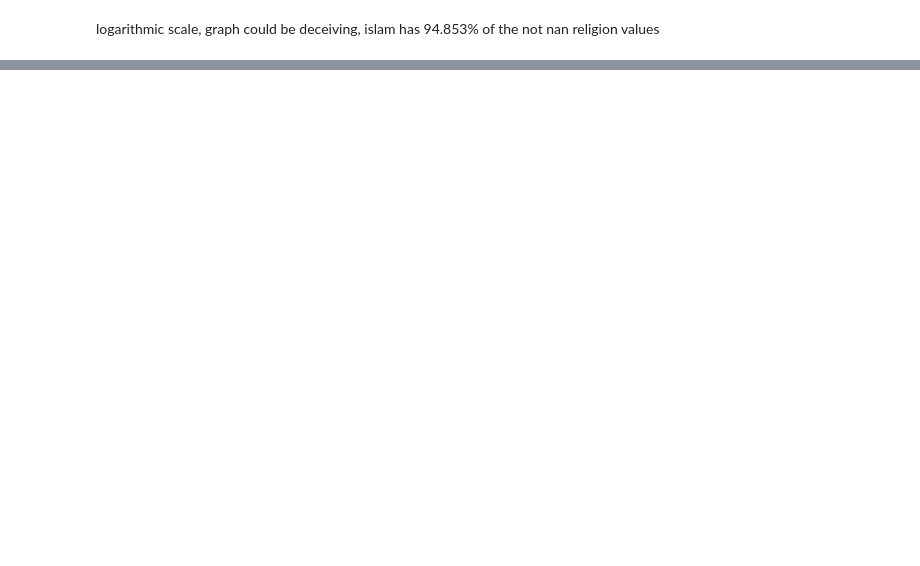
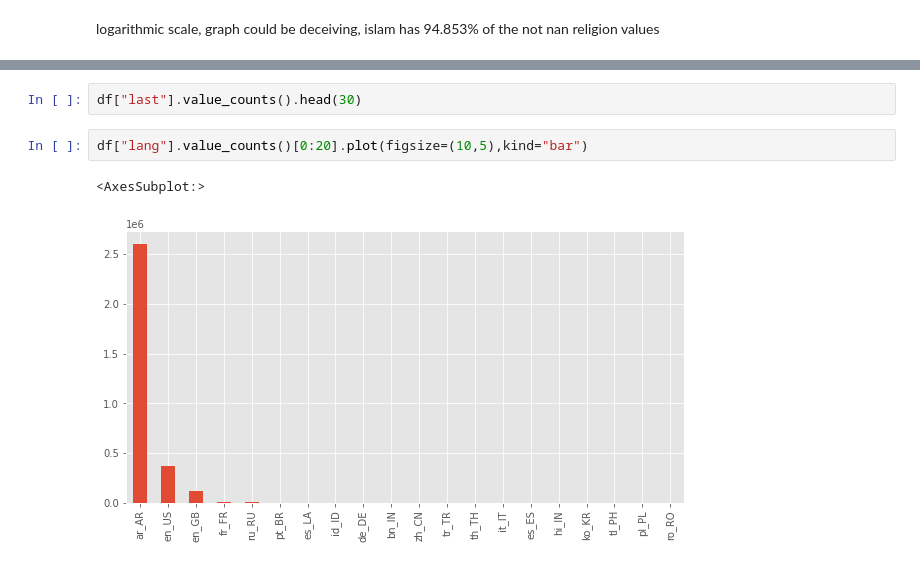
Before and after one commit to MohamedSuwan/Codewars, a Jupyter notebook: Random Projects/Jordan FB analysis.ipynb, the cells around one changed output, grey strips where cells are left out. Saved outputs shown, nothing was run; the diff lists cells and outputs as text; blank space fills up the shorter version.

```diff
--- a/Random Projects/Jordan FB analysis.ipynb
+++ b/Random Projects/Jordan FB analysis.ipynb
@@ -139,0 +140,7 @@ plt.yscale("log")
+# %%
+df["last"].value_counts().head(30)
+# %%
+df["lang"].value_counts()[0:20].plot(figsize=(10,5),kind="bar")
+# %% [output]
+<AxesSubplot:>
+[figure, added]
```
Also changed, not shown: parts of 9 cells of this notebook.
